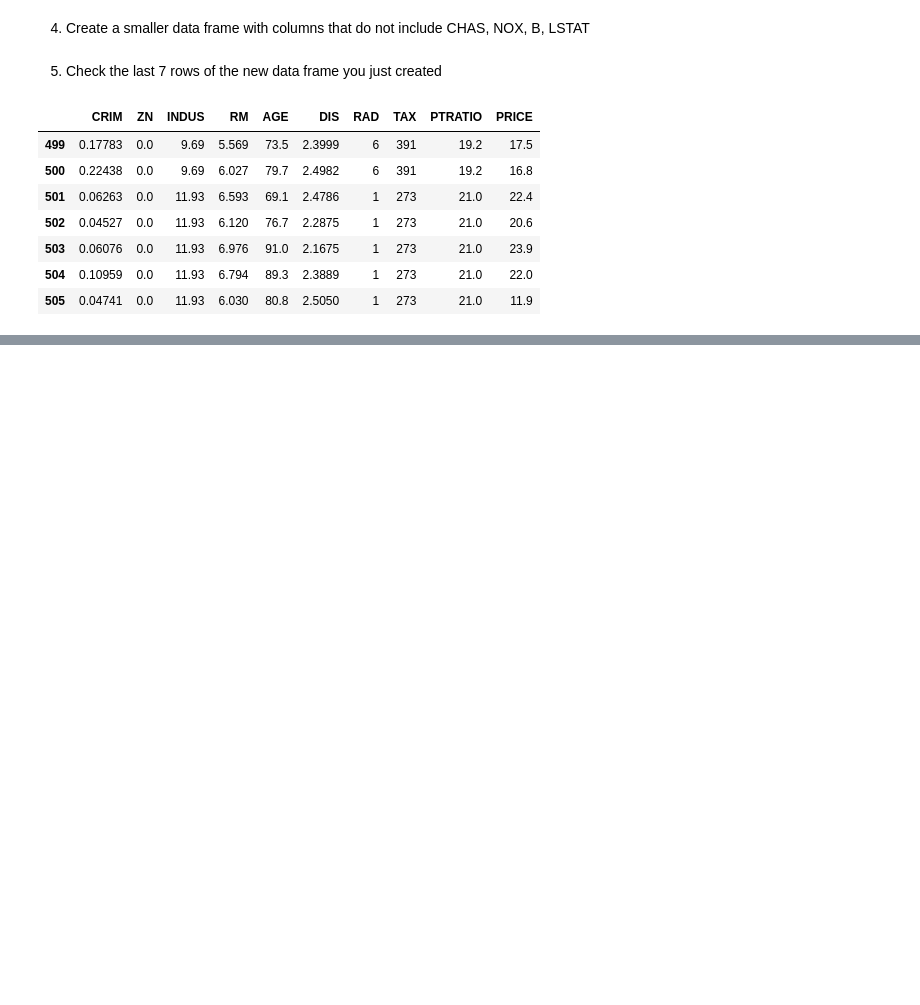
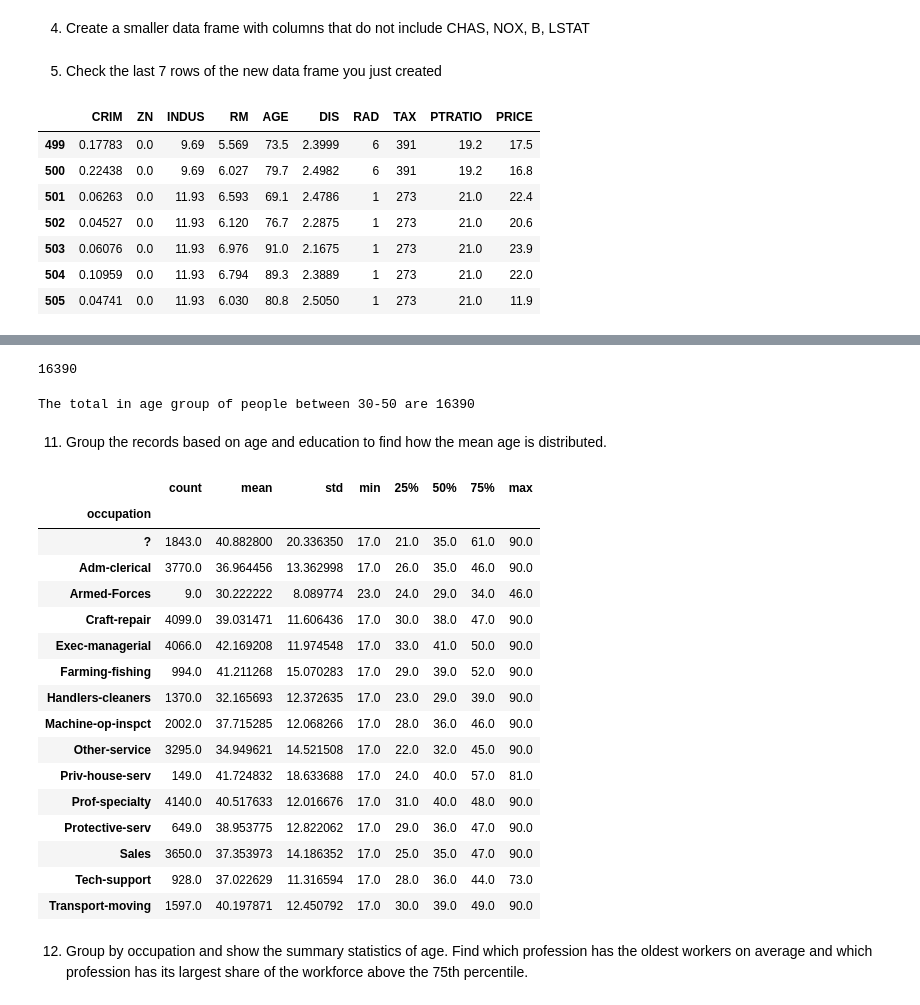
Before and after one commit to MWPerrineJr/data-prep, a Jupyter notebook: Weel 3-4 Assignment.ipynb, the cells around one changed output, grey strips where cells are left out. Saved outputs shown, nothing was run; the diff lists cells and outputs as text; code cells hidden in the pictures; blank space fills up the shorter version.

```diff
--- a/Weel 3-4 Assignment.ipynb
+++ b/Weel 3-4 Assignment.ipynb
@@ -59,0 +250,4 @@ data_1.tail(7)
+# %%
+# This code creates a function to remove white spaces
+def strip_whitespace(s):
+    return s.strip()
@@ -59,0 +256,13 @@ data_1.tail(7)
+# %%
+
+
+import warnings
+warnings.filterwarnings("ignore")
+inc_data_1["education_clean"] = inc_data_1["education"].apply(strip_whitespace)
+inc_data_1["education"] = inc_data_1["education_clean"]
+inc_data_1.drop(labels = ["education_clean"], axis = 1, inplace = True)
+
+
+inc_data_1["occupation_clean"] = inc_data_1["occupation"].apply(strip_whitespace)
+inc_data_1["occupation"] = inc_data_1["occupation_clean"]
+inc_data_1.drop(labels = ["occupation_clean"], axis = 1, inplace = True)
@@ -59,0 +293,37 @@ data_1.tail(7)
+# %%
+# This code displays the
+total_age= inc_data_new.shape[0]
+total_age
+# %% [output]
+16390
+# %%
+# This code prints the total_age
+print("The total in age group of people between 30-50 are {}". format(total_age))
+# %% [output]
+The total in age group of people between 30-50 are 16390
+# %% [markdown]
+11. Group the records based on age and education to find how the mean age is distributed.
+# %%
+# This code provides summary statistics of age grouped by occupation
+occ_stat = inc_data_1.groupby("occupation").describe()["age"]
+occ_stat
+# %% [output]
+|  | count | mean | std | min | 25% | 50% | 75% | max |
+| occupation |  |  |  |  |  |  |  |  |
+| ? | 1843.0 | 40.882800 | 20.336350 | 17.0 | 21.0 | 35.0 | 61.0 | 90.0 |
+| Adm-clerical | 3770.0 | 36.964456 | 13.362998 | 17.0 | 26.0 | 35.0 | 46.0 | 90.0 |
+| Armed-Forces | 9.0 | 30.222222 | 8.089774 | 23.0 | 24.0 | 29.0 | 34.0 | 46.0 |
+| Craft-repair | 4099.0 | 39.031471 | 11.606436 | 17.0 | 30.0 | 38.0 | 47.0 | 90.0 |
+| Exec-managerial | 4066.0 | 42.169208 | 11.974548 | 17.0 | 33.0 | 41.0 | 50.0 | 90.0 |
+| Farming-fishing | 994.0 | 41.211268 | 15.070283 | 17.0 | 29.0 | 39.0 | 52.0 | 90.0 |
+| Handlers-cleaners | 1370.0 | 32.165693 | 12.372635 | 17.0 | 23.0 | 29.0 | 39.0 | 90.0 |
+| Machine-op-inspct | 2002.0 | 37.715285 | 12.068266 | 17.0 | 28.0 | 36.0 | 46.0 | 90.0 |
+| Other-service | 3295.0 | 34.949621 | 14.521508 | 17.0 | 22.0 | 32.0 | 45.0 | 90.0 |
+| Priv-house-serv | 149.0 | 41.724832 | 18.633688 | 17.0 | 24.0 | 40.0 | 57.0 | 81.0 |
+| Prof-specialty | 4140.0 | 40.517633 | 12.016676 | 17.0 | 31.0 | 40.0 | 48.0 | 90.0 |
+| Protective-serv | 649.0 | 38.953775 | 12.822062 | 17.0 | 29.0 | 36.0 | 47.0 | 90.0 |
+| Sales | 3650.0 | 37.353973 | 14.186352 | 17.0 | 25.0 | 35.0 | 47.0 | 90.0 |
+| Tech-support | 928.0 | 37.022629 | 11.316594 | 17.0 | 28.0 | 36.0 | 44.0 | 73.0 |
+| Transport-moving | 1597.0 | 40.197871 | 12.450792 | 17.0 | 30.0 | 39.0 | 49.0 | 90.0 |
+# %% [markdown]
+12. Group by occupation and show the summary statistics of age. Find which profession has the oldest workers on average and which profession has its largest share of the workforce above the 75th percentile.
```
Also changed, not shown: parts of 31 cells of this notebook.
